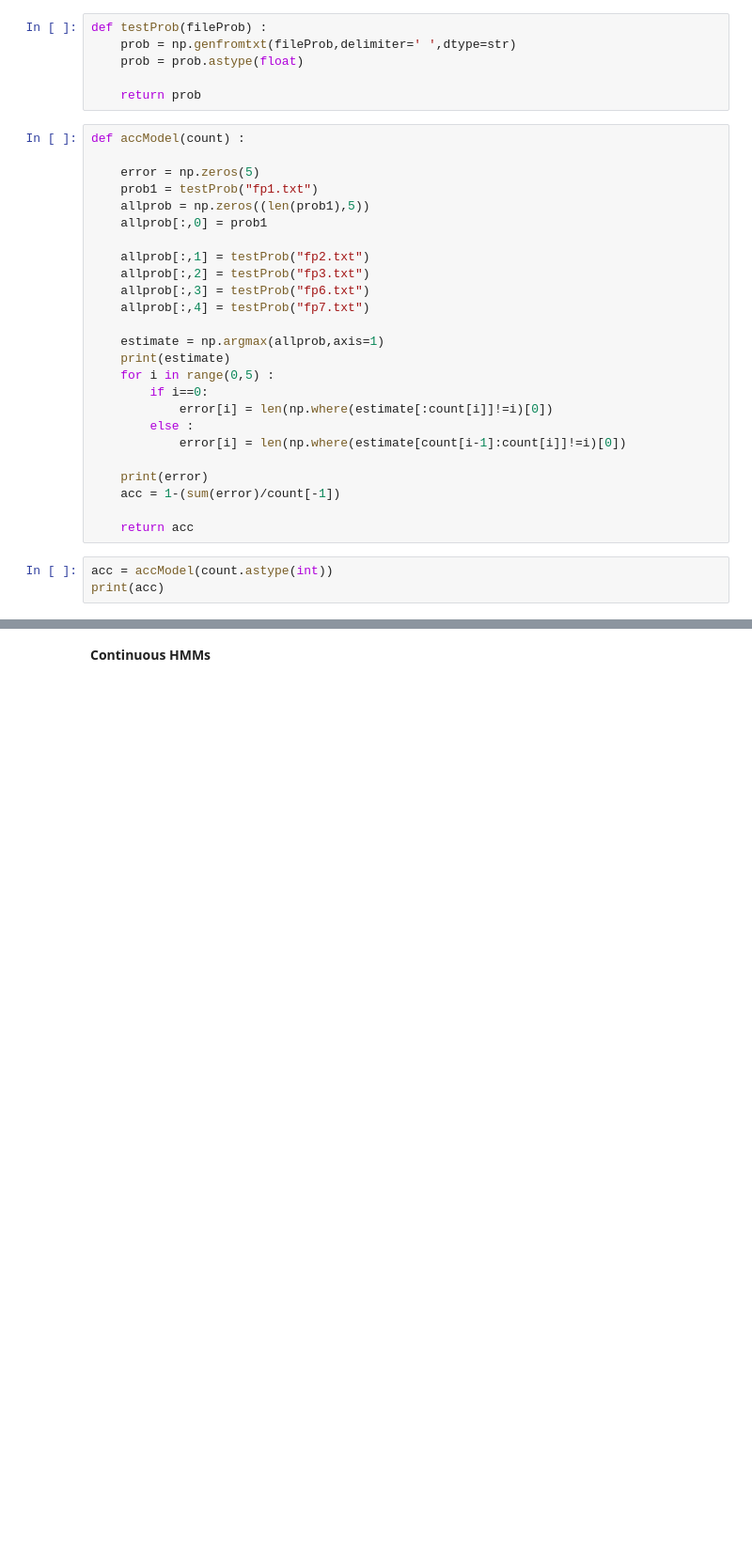
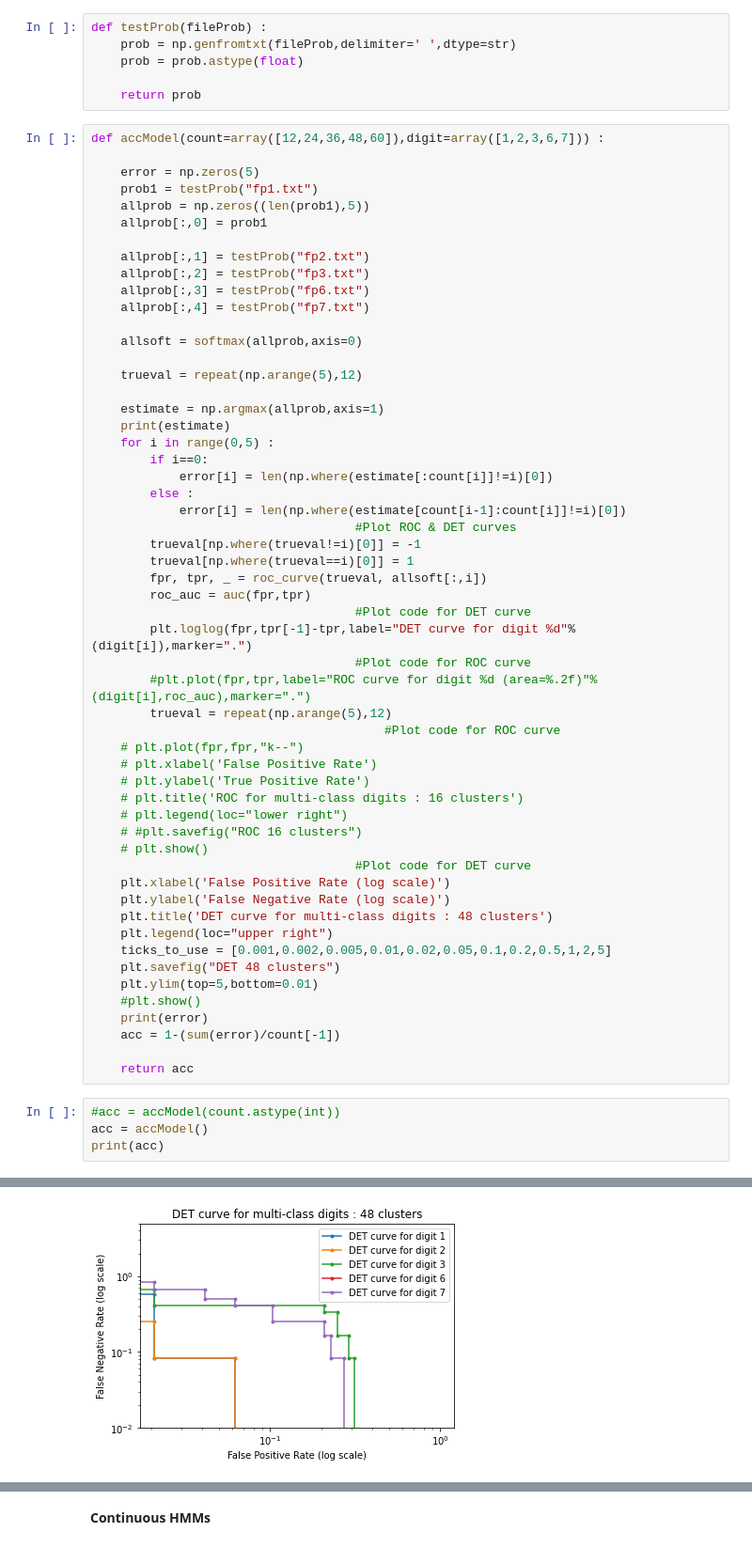
Before and after one commit to vignesh99/SpeechTechnology-CS6300, a Jupyter notebook: HMMs.ipynb, the cells around one changed output, grey strips where cells are left out. Shown: that part at 94% size. Saved outputs shown, nothing was run; the diff lists cells and outputs as text; blank space fills up the shorter version.

Commit message:
Update with ROC and DET curves

```diff
--- a/HMMs.ipynb
+++ b/HMMs.ipynb
@@ -312,7 +341,7 @@ def testProb(fileProb) :
 
     return prob
 # %%
-def accModel(count) :
+def accModel(count=array([12,24,36,48,60]),digit=array([1,2,3,6,7])) :
 
     error = np.zeros(5)
     prob1 = testProb("fp1.txt")
@@ -324,6 +353,10 @@ def accModel(count) :
     allprob[:,3] = testProb("fp6.txt")
     allprob[:,4] = testProb("fp7.txt")
 
+    allsoft = softmax(allprob,axis=0)
+
+    trueval = repeat(np.arange(5),12)
+
     estimate = np.argmax(allprob,axis=1)
     print(estimate)
     for i in range(0,5) :
@@ -331,16 +364,44 @@ def accModel(count) :
             error[i] = len(np.where(estimate[:count[i]]!=i)[0])
         else :
             error[i] = len(np.where(estimate[count[i-1]:count[i]]!=i)[0])
-
+                                    #Plot ROC & DET curves
+        trueval[np.where(trueval!=i)[0]] = -1
+        trueval[np.where(trueval==i)[0]] = 1
+        fpr, tpr, _ = roc_curve(trueval, allsoft[:,i])
+        roc_auc = auc(fpr,tpr)
+                                    #Plot code for DET curve
+        plt.loglog(fpr,tpr[-1]-tpr,label="DET curve for digit %d"%(digit[i]),marker=".")
+                                    #Plot code for ROC curve
+        #plt.plot(fpr,tpr,label="ROC curve for digit %d (area=%.2f)"%(digit[i],roc_auc),marker=".")
+        trueval = repeat(np.arange(5),12)
+                                        #Plot code for ROC curve
+    # plt.plot(fpr,fpr,"k--")
+    # plt.xlabel('False Positive Rate')
+    # plt.ylabel('True Positive Rate')
+    # plt.title('ROC for multi-class digits : 16 clusters')
+    # plt.legend(loc="lower right")
+    # #plt.savefig("ROC 16 clusters")
+    # plt.show()
+                                    #Plot code for DET curve
+    plt.xlabel('False Positive Rate (log scale)')
+    plt.ylabel('False Negative Rate (log scale)')
+    plt.title('DET curve for multi-class digits : 48 clusters')
+    plt.legend(loc="upper right")
+    ticks_to_use = [0.001,0.002,0.005,0.01,0.02,0.05,0.1,0.2,0.5,1,2,5]
+    plt.savefig("DET 48 clusters")
+    plt.ylim(top=5,bottom=0.01)
+    #plt.show()
     print(error)
     acc = 1-(sum(error)/count[-1])
 
     return acc
 # %%
-acc = accModel(count.astype(int))
+#acc = accModel(count.astype(int))
+acc = accModel()
 print(acc)
 # %% [output]
 [0 0 0 0 0 0 0 0 0 0 0 0 1 1 1 1 1 1 1 1 1 1 1 1 2 2 2 2 2 2 2 2 2 2 2 2 3
  3 3 3 3 3 3 3 3 3 3 3 4 4 4 4 4 1 4 4 4 4 4 4]
 [0. 0. 0. 0. 1.]
 0.9833333333333333
+[figure, added]
```
Also changed, not shown: parts of 13 cells of this notebook.
